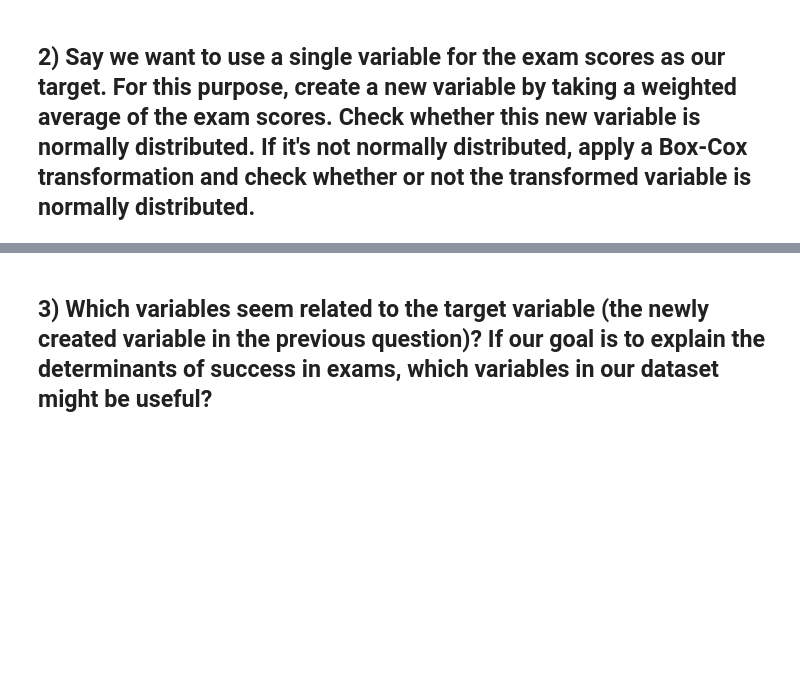
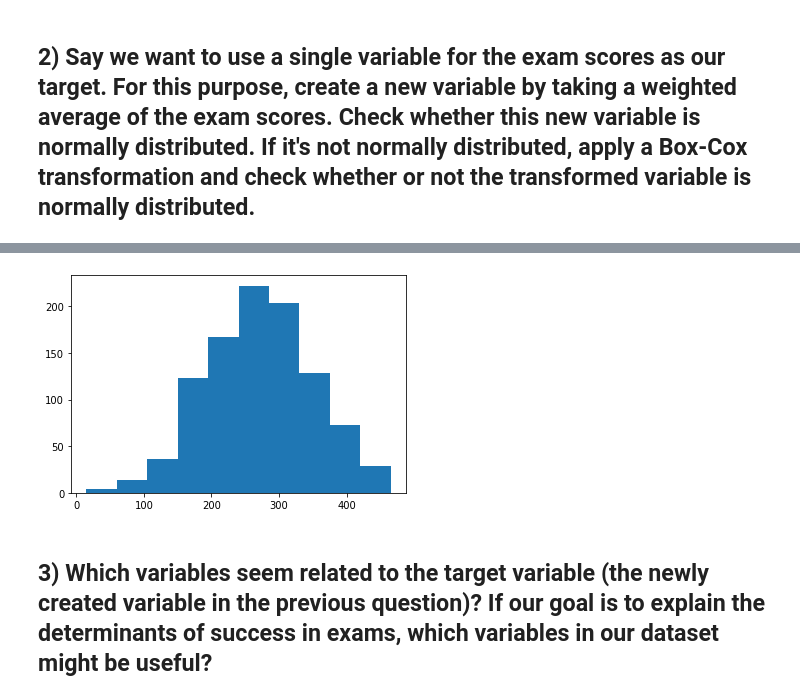
Before and after one commit to ssmcnatt/assignments, a Jupyter notebook: feature-engineering-variables.ipynb, the cells around one changed output, grey strips where cells are left out. Cells and saved outputs as stored; diff of their text form; code cells hidden in the pictures; blank space fills up the shorter version.

```diff
--- a/feature-engineering-variables.ipynb
+++ b/feature-engineering-variables.ipynb
@@ -75,2 +96,8 @@ plt.show()
+# %%
+wavg_boxcox,_ = boxcox(student_df["w_avg"])
+plt.hist(wavg_boxcox)
+plt.show()
+# %% [output]
+[figure, added]
 # %% [markdown]
 ## 3) Which variables seem related to the target variable (the newly created variable in the previous question)? If our goal is to explain the determinants of success in exams, which variables in our dataset might be useful?
```
Also changed, not shown: parts of 4 cells of this notebook.
